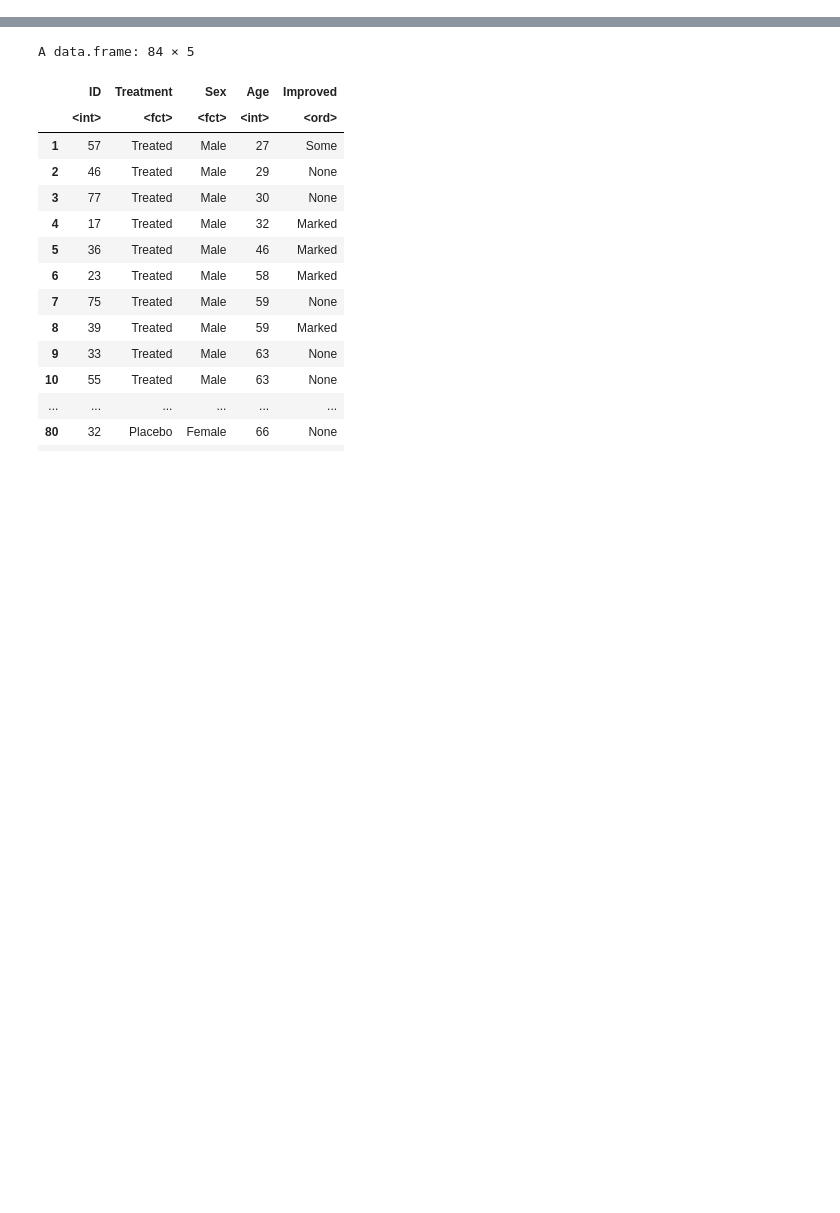
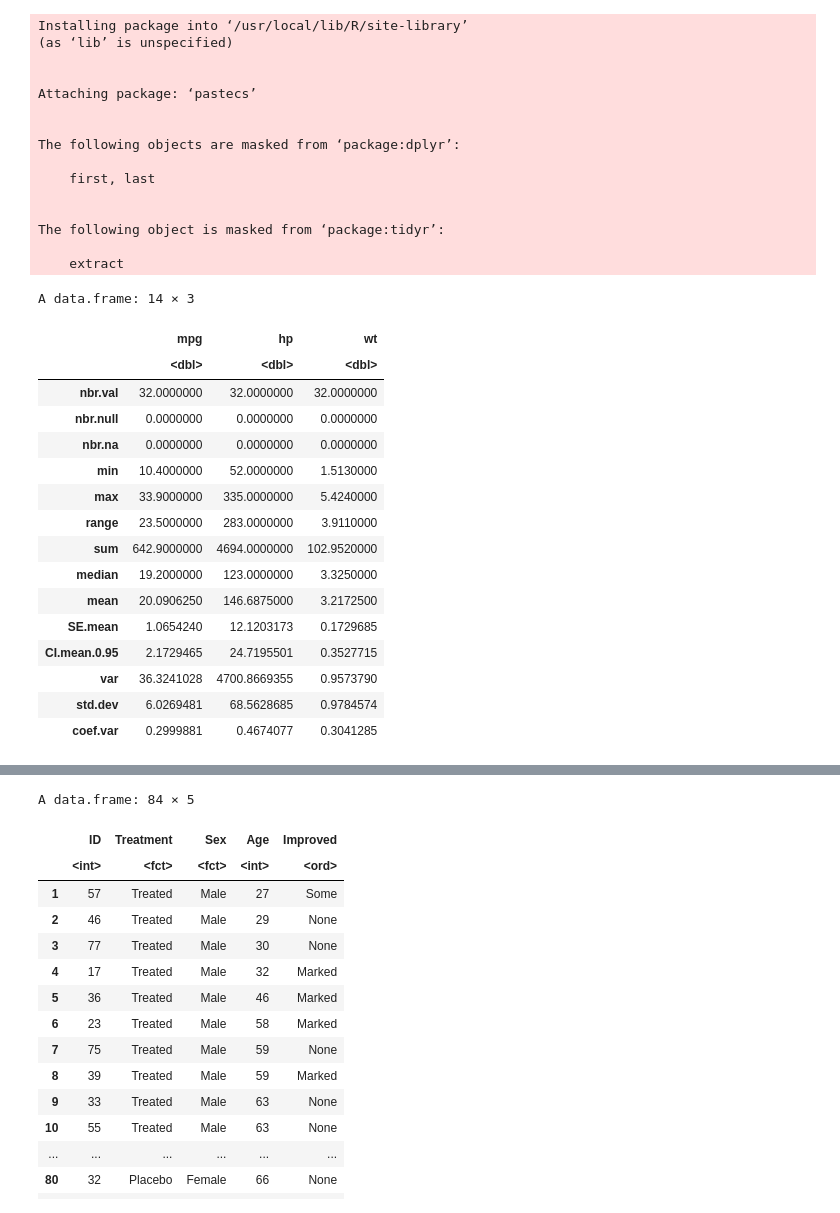
Before and after one commit to MaximTislenko/GB_med_stat_R, a Jupyter notebook: Base_Stats_02_07_01.ipynb, the cells around one changed output, grey strips where cells are left out. Drawn from its saved outputs; the diff is of its cells as text; code cells hidden in the pictures; blank space fills up the shorter version.

```diff
--- a/Base_Stats_02_07_01.ipynb
+++ b/Base_Stats_02_07_01.ipynb
@@ -36,0 +190,38 @@ ggplot(data, aes(x=catvar) + geom_bar()
+# %%
+install.packages("pastecs")
+library(pastecs)
+myvars <- c("mpg", "hp", "wt")
+stat.desc(mtcars[myvars])
+# %% [output]
+Installing package into ‘/usr/local/lib/R/site-library’
+(as ‘lib’ is unspecified)
+
+
+Attaching package: ‘pastecs’
+
+
+The following objects are masked from ‘package:dplyr’:
+
+    first, last
+
+
+The following object is masked from ‘package:tidyr’:
+
+    extract
+A data.frame: 14 × 3
+|  | mpg | hp | wt |
+|  | <dbl> | <dbl> | <dbl> |
+| nbr.val | 32.0000000 | 32.0000000 | 32.0000000 |
+| nbr.null | 0.0000000 | 0.0000000 | 0.0000000 |
+| nbr.na | 0.0000000 | 0.0000000 | 0.0000000 |
+| min | 10.4000000 | 52.0000000 | 1.5130000 |
+| max | 33.9000000 | 335.0000000 | 5.4240000 |
+| range | 23.5000000 | 283.0000000 | 3.9110000 |
+| sum | 642.9000000 | 4694.0000000 | 102.9520000 |
+| median | 19.2000000 | 123.0000000 | 3.3250000 |
+| mean | 20.0906250 | 146.6875000 | 3.2172500 |
+| SE.mean | 1.0654240 | 12.1203173 | 0.1729685 |
+| CI.mean.0.95 | 2.1729465 | 24.7195501 | 0.3527715 |
+| var | 36.3241028 | 4700.8669355 | 0.9573790 |
+| std.dev | 6.0269481 | 68.5628685 | 0.9784574 |
+| coef.var | 0.2999881 | 0.4674077 | 0.3041285 |
```
Also changed, not shown: parts of 143 cells of this notebook.
